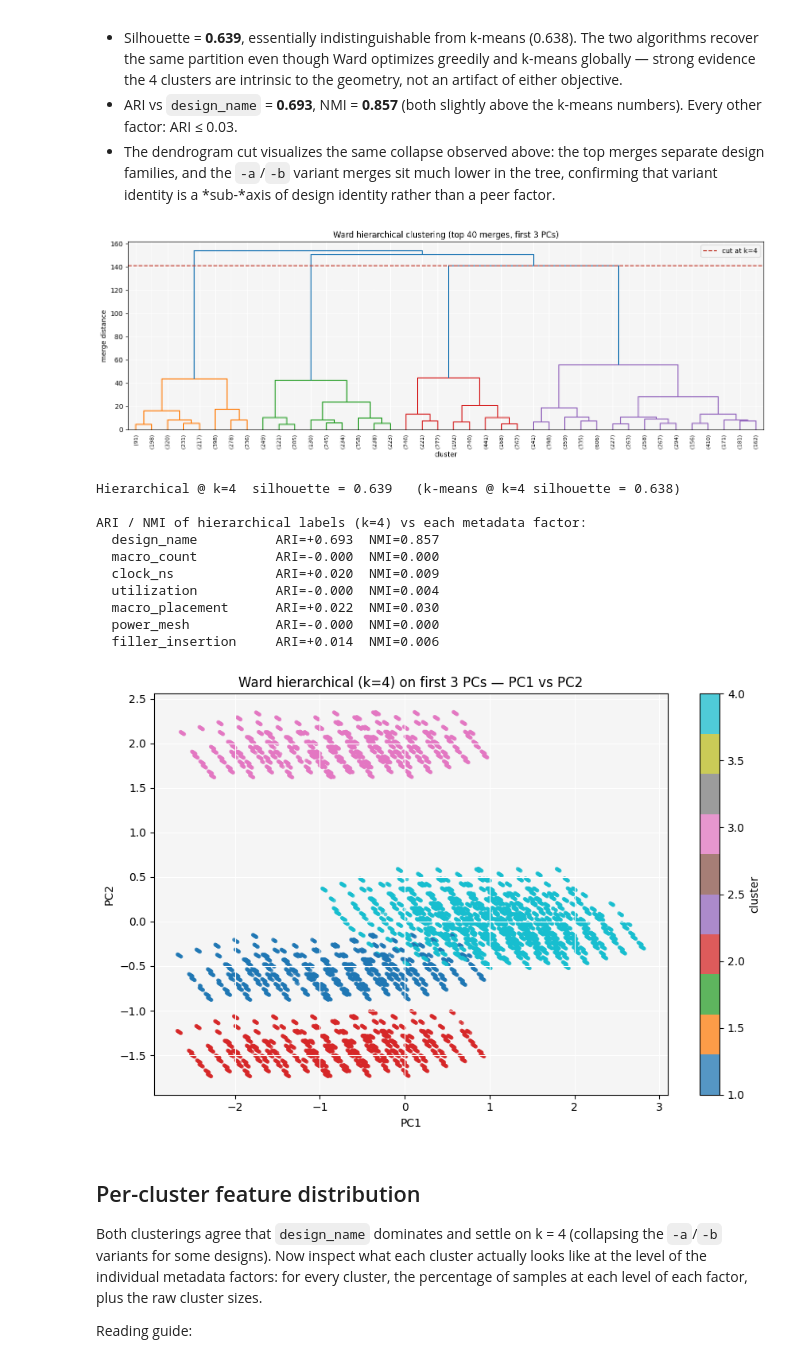
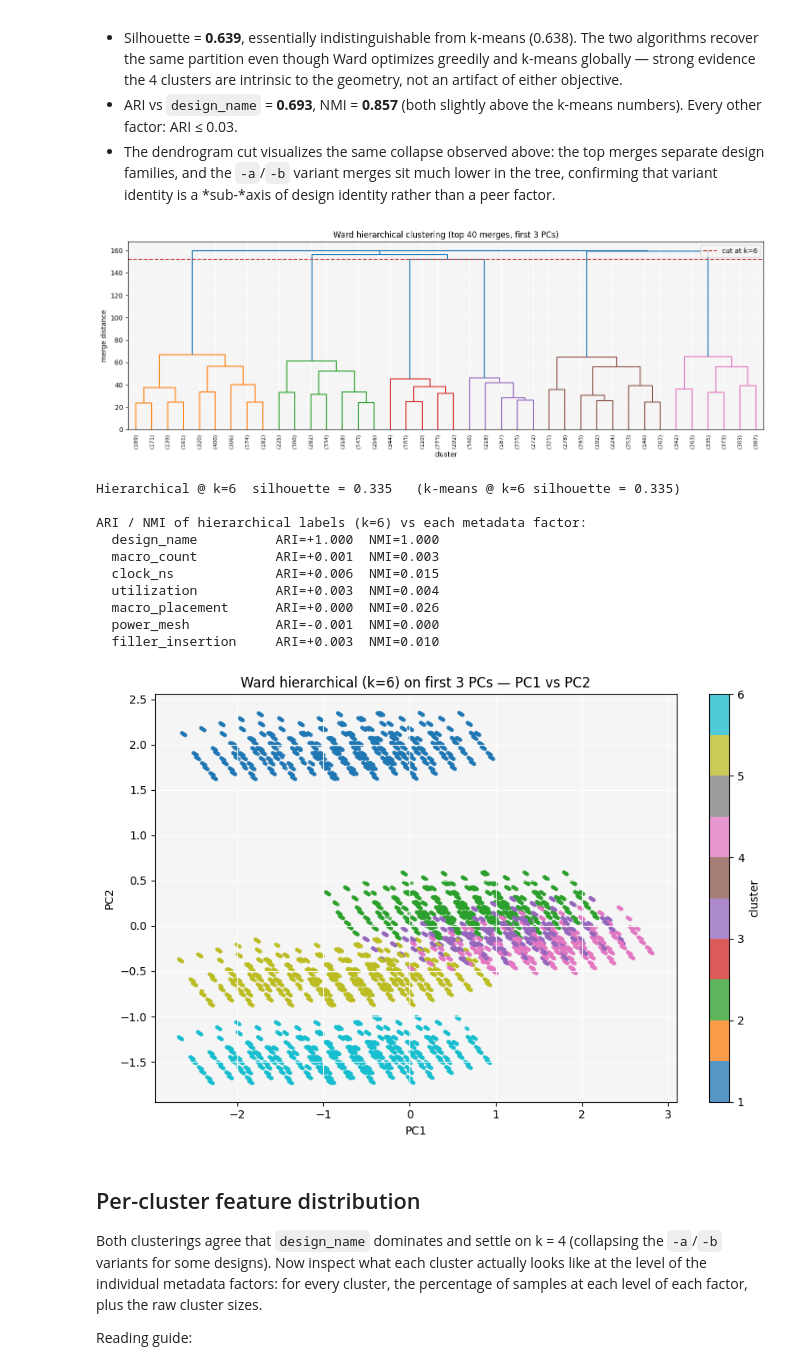
Before and after one commit to beppSpedicato/CircuitNet, a Jupyter notebook: dataset_description_and_partitioning/feature_axis_validation_N28.ipynb, the cells around one changed output. Drawn from its saved outputs; the diff is of its cells as text; code cells hidden in the pictures.

```diff
--- a/dataset_description_and_partitioning/feature_axis_validation_N28.ipynb
+++ b/dataset_description_and_partitioning/feature_axis_validation_N28.ipynb
@@ -464,0 +432,4 @@ ARI / NMI of k-means labels (k=6) vs each metadata factor:
+# %%
+# SET K HERE
+k_design = 6
+print(f'Using k_design = {k_design} for clustering and evaluation.')
@@ -483,56 +488,65 @@ of the dendrogram should separate the design families.
   much lower in the tree, confirming that variant identity is a *sub-*axis
   of design identity rather than a peer factor.
 # %%
-from scipy.cluster.hierarchy import linkage, dendrogram, fcluster
-k_design = 4
 Z_link = linkage(Z3, method='ward')
 
 fig, ax = plt.subplots(figsize=(14, 5))
-dendrogram(Z_link, truncate_mode='lastp', p=40,
-           leaf_rotation=90, leaf_font_size=8, ax=ax,
-           color_threshold=Z_link[-(k_design - 1), 2])
-ax.axhline(Z_link[-(k_design - 1), 2], ls='--', color='#c0392b',
-           label=f'cut at k={k_design}')
+dendrogram(
+    Z_link,
+    truncate_mode='lastp',
+    p=40,
+    leaf_rotation=90,
+    leaf_font_size=8,
+    ax=ax,
+    color_threshold=Z_link[-(k_design - 1), 2]
+)
+ax.axhline(
+    Z_link[-(k_design - 1), 2],
+    ls='--',
+    color='#c0392b',
+    label=f'cut at k={k_design}'
+)
 ax.set_title(f'Ward hierarchical clustering (top 40 merges, first 3 PCs)')
-ax.set_xlabel('cluster'); ax.set_ylabel('merge distance')
+ax.set_xlabel('cluster')
+ax.set_ylabel('merge distance')
 ax.legend()
 plt.tight_layout(); plt.show()
 
 lab_hier = fcluster(Z_link, t=k_design, criterion='maxclust')
 sil_hier = silhouette_score(Z3, lab_hier)
 print(f'Hierarchical @ k={k_design}  silhouette = {sil_hier:.3f}   '
       f'(k-means @ k={k_design} silhouette = {sil[ks.index(k_design)]:.3f})')
 
 print(f'\nARI / NMI of hierarchical labels (k={k_design}) vs each metadata factor:')
 for f in FACTOR_COLS:
     if df_full[f].nunique() < 2:
         continue
     y = df_full[f].astype(str).to_numpy()
     ari = adjusted_rand_score(y, lab_hier)
     nmi = normalized_mutual_info_score(y, lab_hier)
     print(f'  {f:20s} ARI={ari:+.3f}  NMI={nmi:.3f}')
 
 fig, ax = plt.subplots(figsize=(9, 6))
 sc_ = ax.scatter(Z3[:, 0], Z3[:, 1], c=lab_hier, cmap='tab10',
                  s=12, alpha=0.75, edgecolor='none')
 ax.set_title(f'Ward hierarchical (k={k_design}) on first 3 PCs — PC1 vs PC2')
 ax.set_xlabel('PC1'); ax.set_ylabel('PC2')
 plt.colorbar(sc_, ax=ax, label='cluster')
 plt.tight_layout()
 plt.show()
 # %% [output]
-[figure, old version]
+[figure, new version]
-Hierarchical @ k=4  silhouette = 0.639   (k-means @ k=4 silhouette = 0.638)
+Hierarchical @ k=6  silhouette = 0.335   (k-means @ k=6 silhouette = 0.335)
 
-ARI / NMI of hierarchical labels (k=4) vs each metadata factor:
-  design_name          ARI=+0.693  NMI=0.857
-  macro_count          ARI=-0.000  NMI=0.000
-  clock_ns             ARI=+0.020  NMI=0.009
-  utilization          ARI=-0.000  NMI=0.004
-  macro_placement      ARI=+0.022  NMI=0.030
-  power_mesh           ARI=-0.000  NMI=0.000
-  filler_insertion     ARI=+0.014  NMI=0.006
+ARI / NMI of hierarchical labels (k=6) vs each metadata factor:
+  design_name          ARI=+1.000  NMI=1.000
+  macro_count          ARI=+0.001  NMI=0.003
+  clock_ns             ARI=+0.006  NMI=0.015
+  utilization          ARI=+0.003  NMI=0.004
+  macro_placement      ARI=+0.000  NMI=0.026
+  power_mesh           ARI=-0.001  NMI=0.000
+  filler_insertion     ARI=+0.003  NMI=0.010
-[figure, old version]
+[figure, new version]
 # %% [markdown]
 ## Per-cluster feature distribution
 
```
Also changed, not shown: parts of 7 cells of this notebook.
